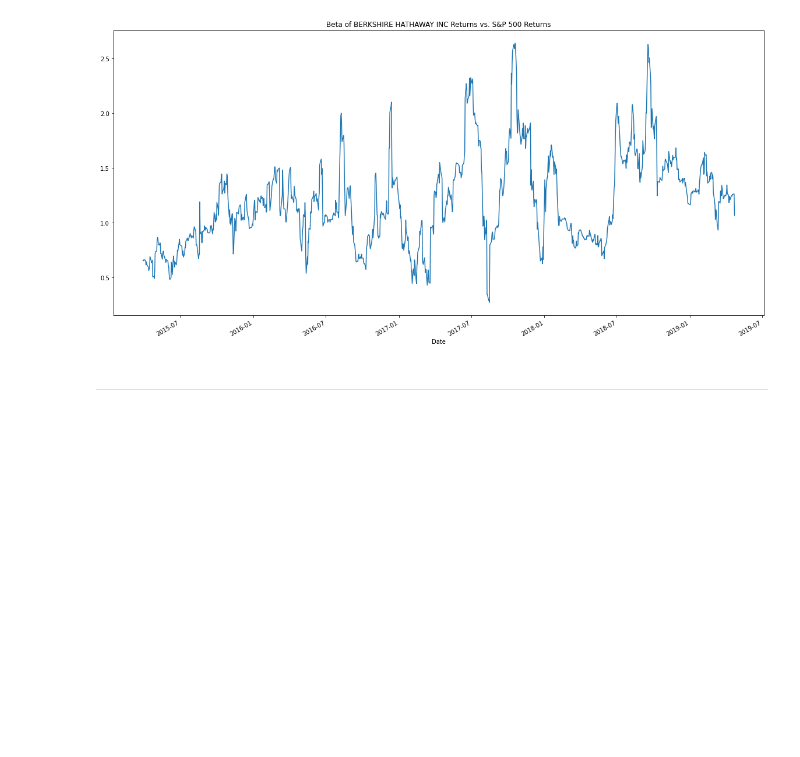
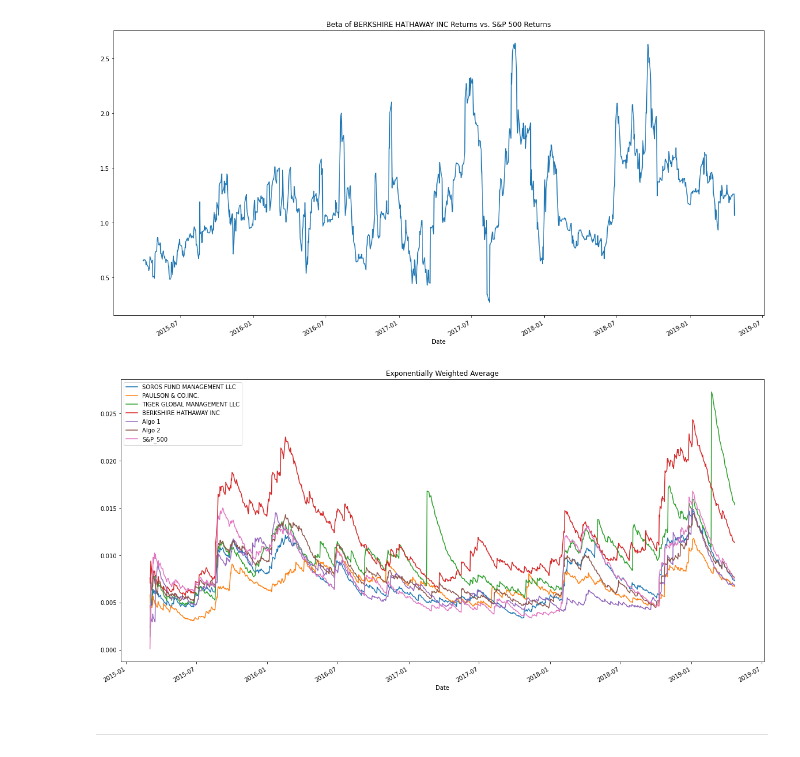
Before and after one commit to CacheKatch/quant_stats_portfolio, a Jupyter notebook: whale_analysis.ipynb, the cells around one changed output. Saved outputs shown, nothing was run; the diff lists cells and outputs as text; code cells hidden in the pictures; blank space fills up the shorter version.

```diff
--- a/whale_analysis.ipynb
+++ b/whale_analysis.ipynb
@@ -373,6 +393,9 @@ berk_rolling_beta.plot(figsize=(20, 10), title='Beta of BERKSHIRE HATHAWAY INC R
 # %%
 # Calculate a rolling window using the exponentially weighted moving average.
 # YOUR CODE HERE
+rolled_exp_weigh_mav =combined_files.ewm(halflife=21).std().plot(figsize=(20,10), title="Exponentially Weighted Average")
+# %% [output]
+[figure, added]
 # %% [markdown]
 ---
 # %% [markdown]
```
Also changed, not shown: parts of 3 cells of this notebook.
